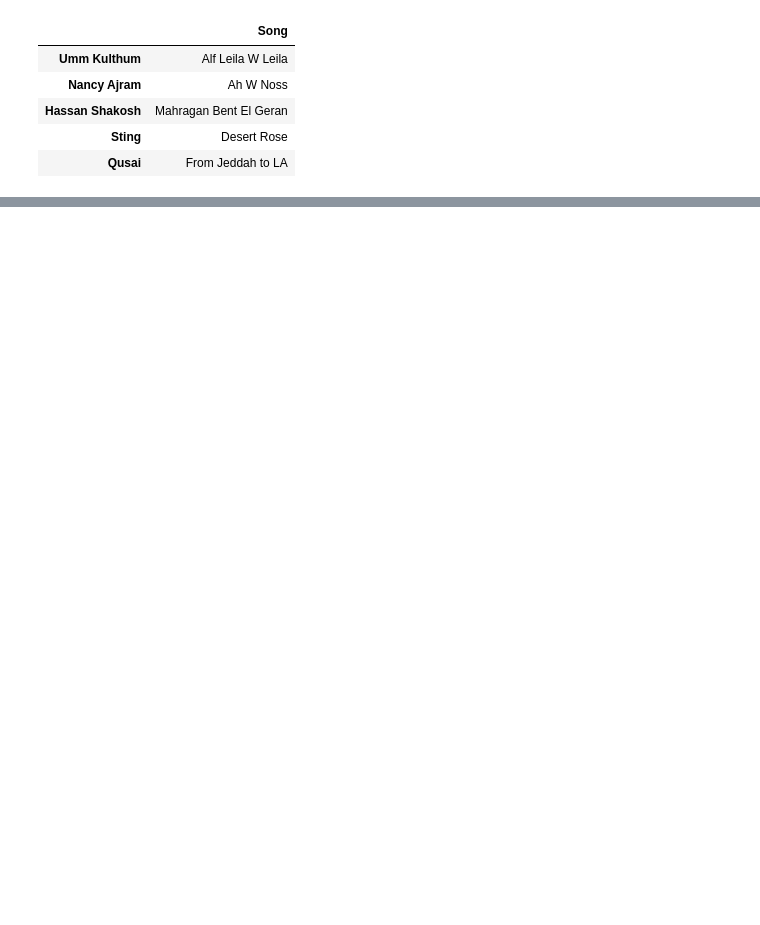
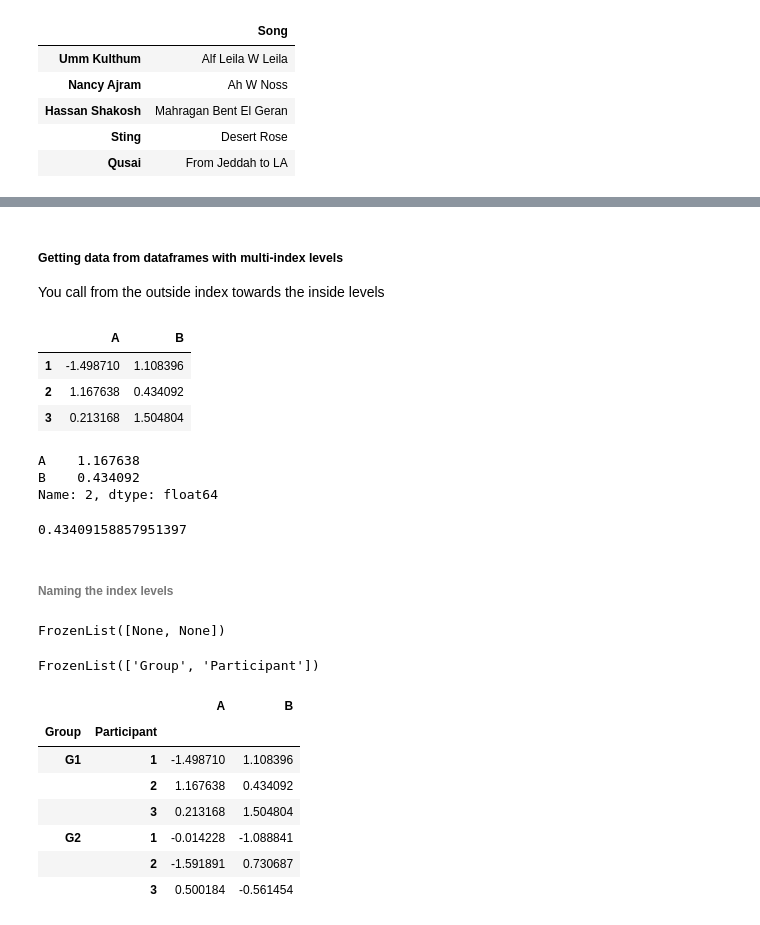
Before and after one commit to kamelCased/learningDataScience, a Jupyter notebook: Pandas.ipynb, the cells around one changed output, grey strips where cells are left out. Cells and saved outputs as stored; diff of their text form; code cells hidden in the pictures; blank space fills up the shorter version.

Commit message:
Worked on Pandas notebooks until hierarchical indexing

```diff
--- a/Pandas.ipynb
+++ b/Pandas.ipynb
@@ -451,0 +460,10 @@ df
+# %%
+# Index level
+outside = ['G1', 'G1', 'G1', 'G2', 'G2', 'G2']
+# Index level
+inside = [1,2,3,1,2,3]
+# Pair the values from each index level together in a list of tuples
+hierarchicalIndex = list(zip(outside, inside))
+# Create multi-index levels
+hierarchicalIndex = pd.MultiIndex.from_tuples(hierarchicalIndex)
+hierarchicalIndex
@@ -451,0 +478,4 @@ df
+# %%
+# Create a dataframe with multi-index levels
+df = pd.DataFrame(np.random.randn(6,2), hierarchicalIndex, ['A','B'])
+df # Shows the outside index level and inside index level
@@ -451,0 +490,49 @@ df
+# %% [markdown]
+##### Getting data from dataframes with multi-index levels
+
+You call from the outside index towards the inside levels
+# %%
+# Get data from outer level
+df.loc['G1']
+# %% [output]
+|  | A | B |
+| 1 | -1.498710 | 1.108396 |
+| 2 | 1.167638 | 0.434092 |
+| 3 | 0.213168 | 1.504804 |
+# %%
+# Get data from inner levels: index the outer level, then the deeper level
+df.loc['G1'].loc[2]
+# %% [output]
+A    1.167638
+B    0.434092
+Name: 2, dtype: float64
+# %%
+# get one particular data point
+df['B'].loc['G1'].loc[2] # Or df.loc['G1'].loc[2]['B']
+# %% [output]
+0.43409158857951397
+# %% [markdown]
+###### Naming the index levels
+# %%
+# Get the names of the index levels
+df.index.names # no names yet
+# %% [output]
+FrozenList([None, None])
+# %%
+# Set the names of the index levels
+df.index.names = ['Group', 'Participant']
+df.index.names
+# %% [output]
+FrozenList(['Group', 'Participant'])
+# %%
+# show how the index names appear in the dataframe
+df
+# %% [output]
+|  |  | A | B |
+| Group | Participant |  |  |
+| G1 | 1 | -1.498710 | 1.108396 |
+|  | 2 | 1.167638 | 0.434092 |
+|  | 3 | 0.213168 | 1.504804 |
+| G2 | 1 | -0.014228 | -1.088841 |
+|  | 2 | -1.591891 | 0.730687 |
+|  | 3 | 0.500184 | -0.561454 |
```
Also changed, not shown: parts of 32 cells of this notebook.
